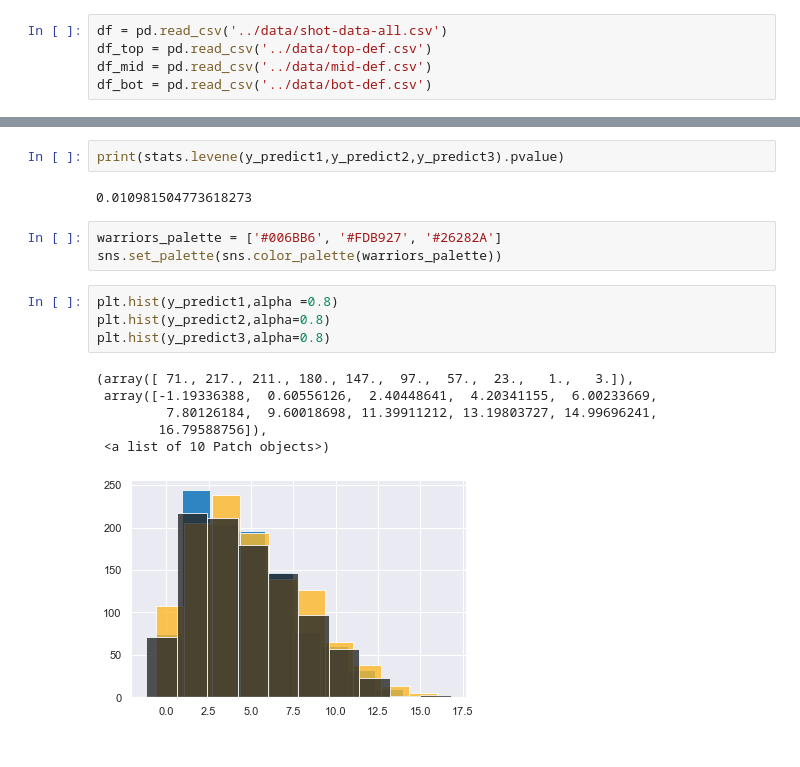
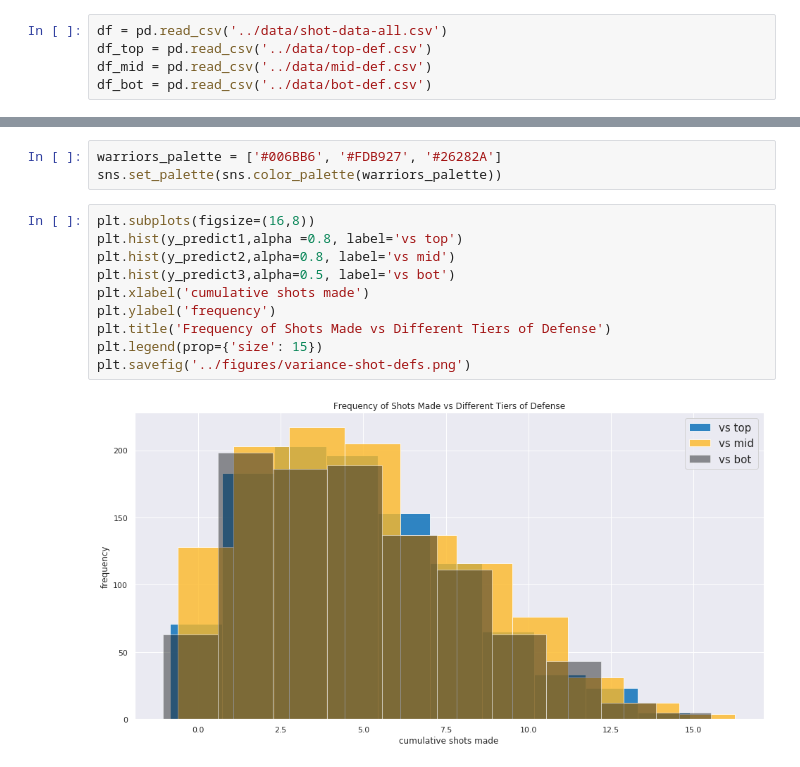
Before and after one commit to Fluffisaurus/player-performance-projection, a Jupyter notebook: scripts/statistical_analysis.ipynb, the cells around one changed output, grey strips where cells are left out. Saved outputs shown, nothing was run; the diff lists cells and outputs as text.

```diff
--- a/scripts/statistical_analysis.ipynb
+++ b/scripts/statistical_analysis.ipynb
@@ -97,18 +95,15 @@ print(anova.pvalue)
-# %%
-print(stats.levene(y_predict1,y_predict2,y_predict3).pvalue)
-# %% [output]
-0.010981504773618273
 # %%
 warriors_palette = ['#006BB6', '#FDB927', '#26282A']
 sns.set_palette(sns.color_palette(warriors_palette))
-# %%
-plt.hist(y_predict1,alpha =0.8)
-plt.hist(y_predict2,alpha=0.8)
-plt.hist(y_predict3,alpha=0.8)
-# %% [output]
-(array([ 71., 217., 211., 180., 147.,  97.,  57.,  23.,   1.,   3.]),
- array([-1.19336388,  0.60556126,  2.40448641,  4.20341155,  6.00233669,
-         7.80126184,  9.60018698, 11.39911212, 13.19803727, 14.99696241,
-        16.79588756]),
- <a list of 10 Patch objects>)
-[figure, removed]
+# %%
+plt.subplots(figsize=(16,8))
+plt.hist(y_predict1,alpha =0.8, label='vs top')
+plt.hist(y_predict2,alpha=0.8, label='vs mid')
+plt.hist(y_predict3,alpha=0.5, label='vs bot')
+plt.xlabel('cumulative shots made')
+plt.ylabel('frequency')
+plt.title('Frequency of Shots Made vs Different Tiers of Defense')
+plt.legend(prop={'size': 15})
+plt.savefig('../figures/variance-shot-defs.png')
+# %% [output]
+[figure, added]
```
Also changed, not shown: parts of 6 cells of this notebook, 8 other files.
